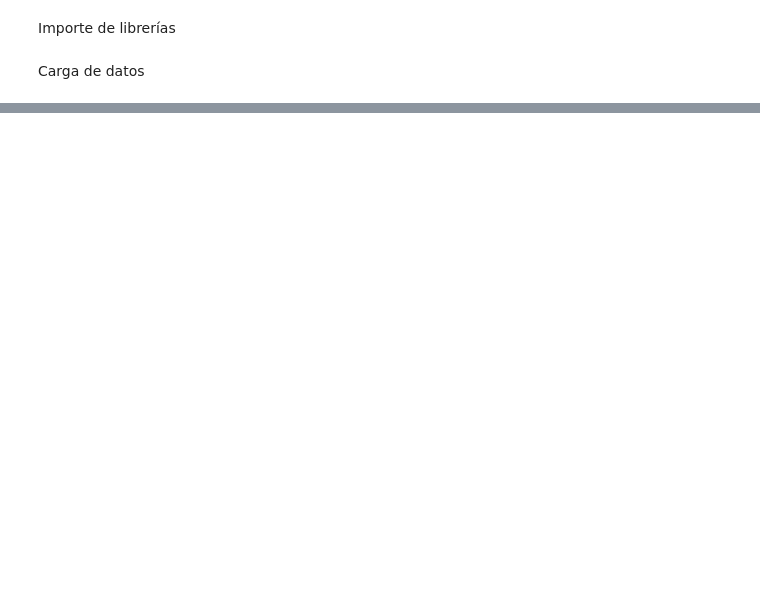
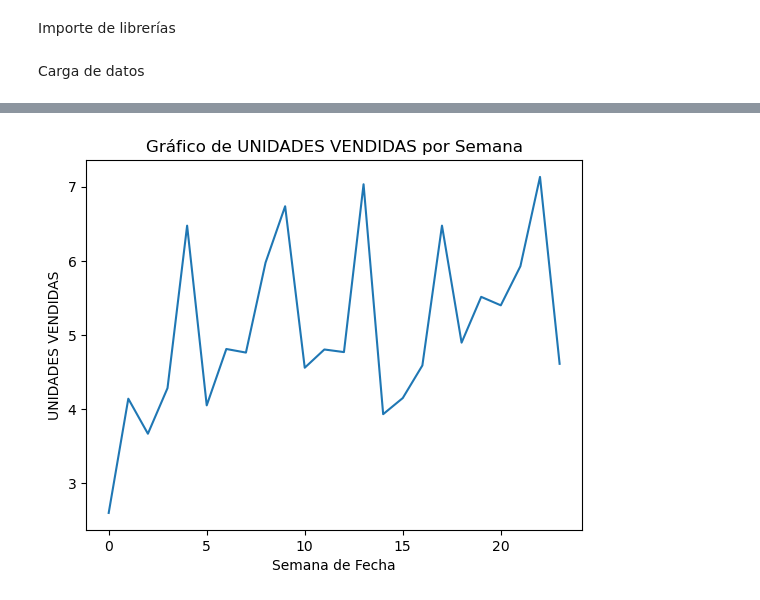
Before and after one commit to christiansakerb/AWS_Random_Forest_Matriz_Boston, a Jupyter notebook: DS_Project.ipynb, the cells around one changed output, grey strips where cells are left out. Cells and saved outputs as stored; diff of their text form; code cells hidden in the pictures; blank space fills up the shorter version.

Commit message:
Cambios en la exploración de data con nueva base

```diff
--- a/DS_Project.ipynb
+++ b/DS_Project.ipynb
@@ -9,8 +9,3 @@ import warnings
 warnings.filterwarnings("ignore", category=FutureWarning)
 # %% [markdown]
 Carga de datos
-# %%
-df= pd.read_excel('Data.xlsx')
-df.head()
-df['FECHA'] =pd.to_datetime(df['FECHA'])
-df.describe()
@@ -96,17 +11,0 @@ Y si analizamos la cantidad de unidades vendidas por referencias encontramos un
-# %%
-
-result_cat = df.groupby('GRU_GRUPO')[['VEN', 'CAN']].sum()
-result_cat = result_cat.reset_index()
-
-def graficar(column):
-    plt.figure(figsize=(10, 6))
-
-    # Crear un gráfico de torta
-    plt.pie(result_cat[column], labels=result_cat['GRU_GRUPO'], autopct='%1.1f%%', startangle=140)
-    plt.title('Datos por GRU_GRUPO')
-
-    plt.axis('equal')  # Proporciona un círculo perfecto
-
-    plt.show()
-
-graficar('VEN')
@@ -131,0 +12,4 @@ df.groupby(['SKU','GRU_GRUPO','CLASIFICACION'])['VEN'].sum()\
+# %%
+Clasificacion = pd.read_excel('Data.xlsx',sheet_name='Datos')
+Ventas_cerrado = pd.read_excel('Data.xlsx',sheet_name='Datos mes cerrados')
+Ventas_semanales = pd.read_excel('Data.xlsx',sheet_name='Datos_mes_dia')
@@ -131,0 +129,13 @@ df.groupby(['SKU','GRU_GRUPO','CLASIFICACION'])['VEN'].sum()\
+# %%
+Datos_de_venta_por_semana = Ventas_semanales.groupby('Semana de Fecha')[['CONTRIBUCION','ORDENES DE PEDIDO','UNIDADES VENDIDAS']].sum().reset_index()
+Datos_de_venta_por_semana
+
+def graficar(df,medida):
+    plt.plot(df[medida])
+    plt.xlabel('Semana de Fecha')
+    plt.ylabel(medida)  # Añadí la etiqueta del eje y para mayor claridad
+    plt.title(f'Gráfico de {medida} por Semana')
+    plt.show()
+graficar(Datos_de_venta_por_semana,'UNIDADES VENDIDAS')
+# %% [output]
+[figure, added]
```
Also changed, not shown: parts of 28 cells of this notebook.
